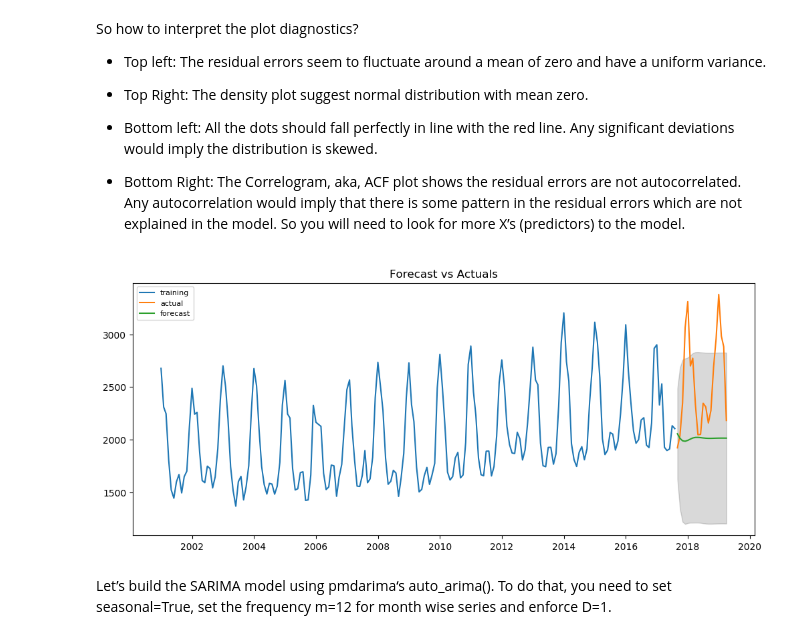
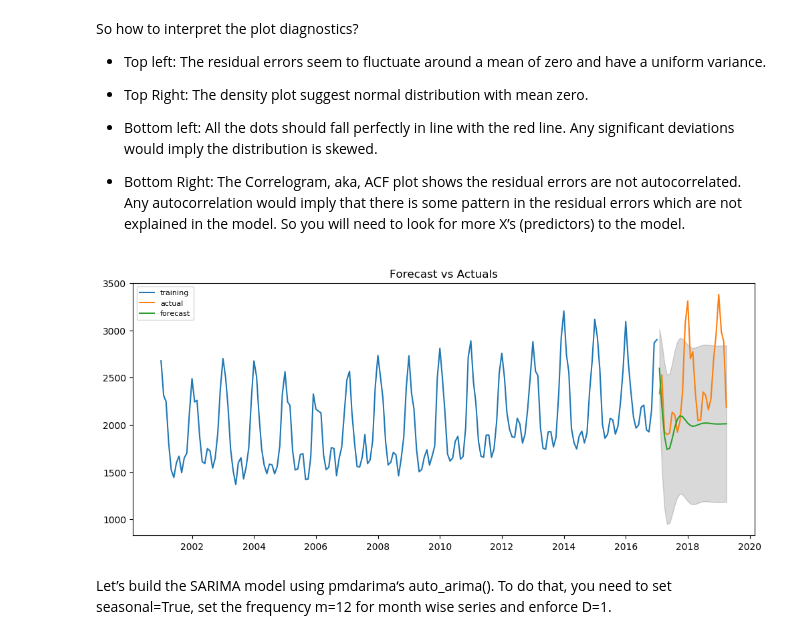
Before and after one commit to jwaliaga/NatGasDemandForcast, a Jupyter notebook: Notebooks/Wilson/DemandRegression.ipynb, the cells around one changed output. Saved outputs shown, nothing was run; the diff lists cells and outputs as text; code cells hidden in the pictures.

```diff
--- a/Notebooks/Wilson/DemandRegression.ipynb
+++ b/Notebooks/Wilson/DemandRegression.ipynb
@@ -515,33 +515,38 @@ So how to interpret the plot diagnostics?
 # %%
 # Create Training and Test
 dff = df_demand.sort_index(ascending=1)
-train = dff["Consumption(Bscf)"][:200]
-test = dff["Consumption(Bscf)"][200:]
+# train = dff["Consumption(Bscf)"][:200]
+# test = dff["Consumption(Bscf)"][200:]
+
+NumSta2For = 27
+
+train = dff["Consumption(Bscf)"][:len(dff)-NumSta2For]
+test = dff["Consumption(Bscf)"][len(dff)-NumSta2For:]
 
 # Build Model
 model = ARIMA(train, order=(2, 0, 0))
 fitted = model.fit(disp=-1)
 
 # Forecast
-fc, se, conf = fitted.forecast(20, alpha=0.05)  # 95% conf
+fc, se, conf = fitted.forecast(NumSta2For, alpha=0.05)  # 95% conf
 
 # Make as pandas series
 fc_series = pd.Series(fc, index=test.index)
 lower_series = pd.Series(conf[:, 0], index=test.index)
 upper_series = pd.Series(conf[:, 1], index=test.index)
 
 # Plot
 plt.figure(figsize=(12,5), dpi=100)
 plt.plot(train, label='training')
 plt.plot(test, label='actual')
 plt.plot(fc_series, label='forecast')
 plt.fill_between(lower_series.index, lower_series, upper_series,
                  color='k', alpha=.15)
 plt.title('Forecast vs Actuals')
 plt.legend(loc='upper left', fontsize=8)
 plt.show()
 # %% [output]
-[figure, old version]
+[figure, new version]
 # %% [markdown]
 Let’s build the SARIMA model using pmdarima‘s auto_arima(). To do that, you need to set seasonal=True, set the frequency m=12 for month wise series and enforce D=1.
 # %%
```
Also changed, not shown: parts of 13 cells of this notebook, 4 other files.
